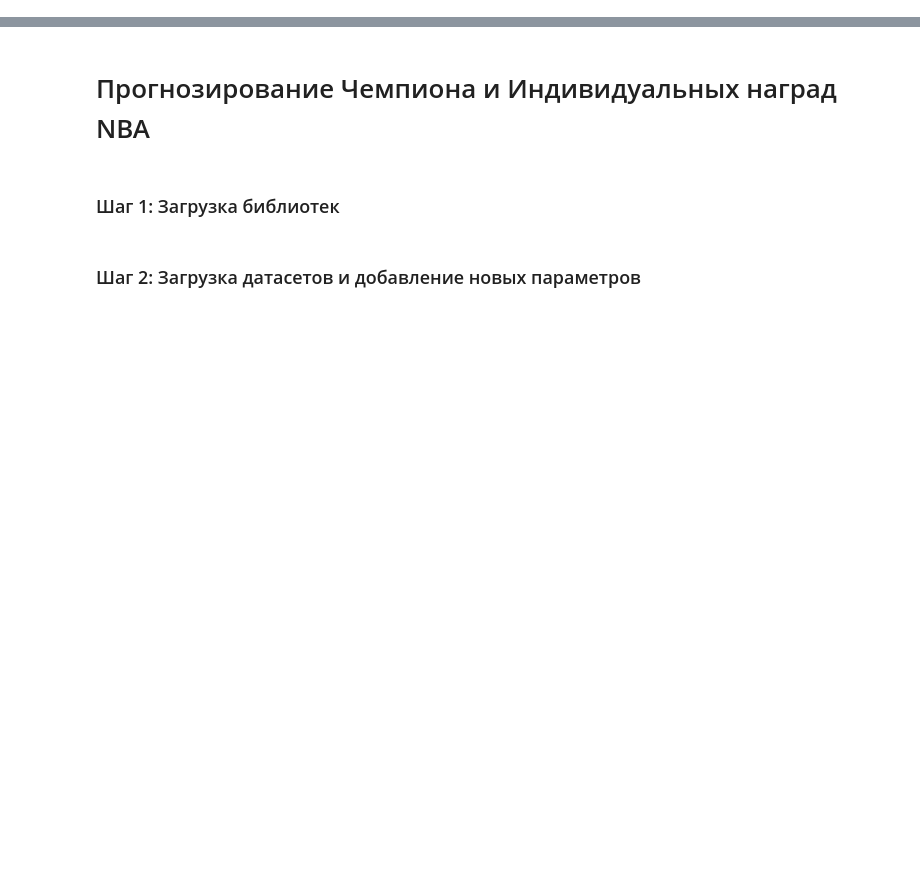
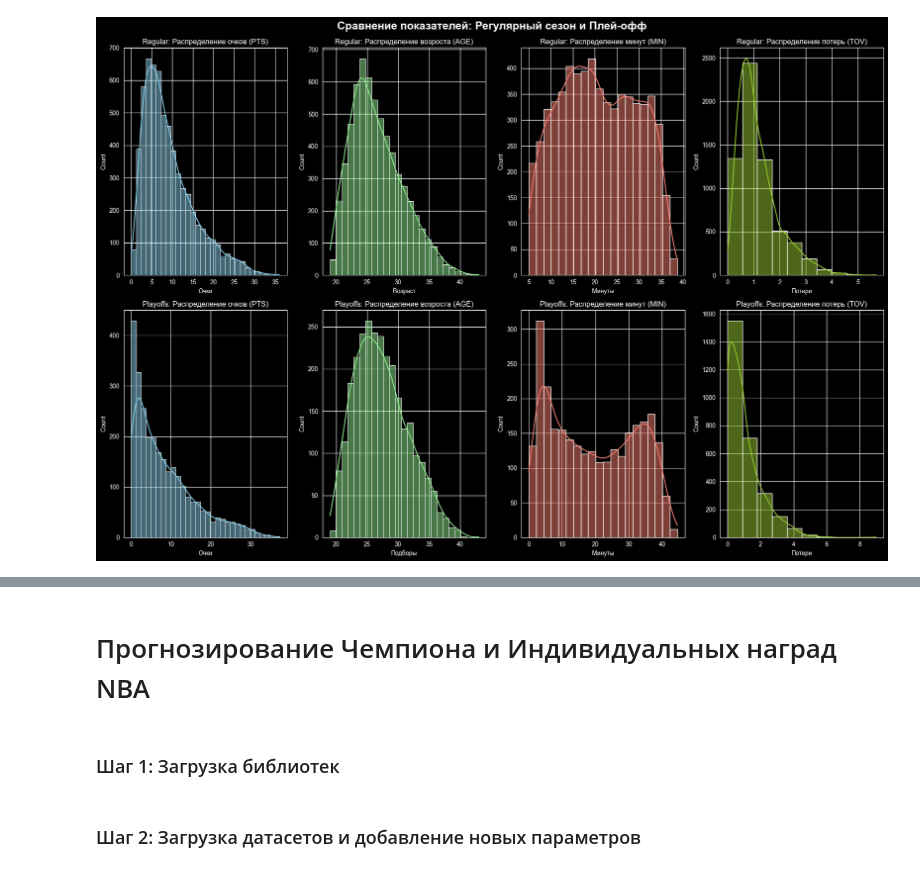
Before and after one commit to ok-Ivan/dz_matprak, a Jupyter notebook: Project_NBA.ipynb, the cells around one changed output, grey strips where cells are left out. Cells and saved outputs as stored; diff of their text form; code cells hidden in the pictures; blank space fills up the shorter version.

```diff
--- a/Project_NBA.ipynb
+++ b/Project_NBA.ipynb
@@ -0,0 +257,9 @@
+# %%
+df_players_clean = df_players[(df_players['GP'] >= 5) & (df_players['MIN'] >= 5)].copy()
+df_players_reg_clean = df_players_reg[(df_players_reg['GP'] >= 5) & (df_players_reg['MIN'] >= 5)].copy()
+
+perc_cols = ['FG_PCT', 'FG3_PCT', 'FT_PCT', 'TS_PCT']
+df_players_clean[perc_cols] = df_players_clean[perc_cols].fillna(0)
+
+print(f"Игроков после фильтрации: {len(df_players_clean)}")
+print(f"Игроков reg после фильтрации: {len(df_players_reg_clean)}")
@@ -0,0 +284,40 @@
+# %%
+fig, axes = plt.subplots(2, 4, figsize=(18, 12))
+
+sns.histplot(df_players_reg_clean['PTS'], kde=True, bins=30, ax=axes[0, 0], color='skyblue')
+axes[0, 0].set_title('Regular: Распределение очков (PTS)')
+axes[0, 0].set_xlabel('Очки')
+
+sns.histplot(df_players_reg_clean['AGE'], kde=True, bins=25, ax=axes[0, 1], color='lightgreen')
+axes[0, 1].set_title('Regular: Распределение возроста (AGE)')
+axes[0, 1].set_xlabel('Возраст')
+
+sns.histplot(df_players_reg_clean['MIN'], kde=True, bins=20, ax=axes[0, 2], color='salmon')
+axes[0, 2].set_title('Regular: Распределение минут (MIN)')
+axes[0, 2].set_xlabel('Минуты')
+
+sns.histplot(df_players_reg_clean['TOV'], kde=True, bins=10, ax=axes[0, 3], color='yellowgreen')
+axes[0, 3].set_title('Regular: Распределение потерь (TOV)')
+axes[0, 3].set_xlabel('Потери')
+
+sns.histplot(df_players_po['PTS'], kde=True, bins=30, ax=axes[1, 0], color='skyblue')
+axes[1, 0].set_title('Playoffs: Распределение очков (PTS)')
+axes[1, 0].set_xlabel('Очки')
+
+sns.histplot(df_players_po['AGE'], kde=True, bins=25, ax=axes[1, 1], color='lightgreen')
+axes[1, 1].set_title('Playoffs: Распределение возроста (AGE)')
+axes[1, 1].set_xlabel('Подборы')
+
+sns.histplot(df_players_po['MIN'], kde=True, bins=20, ax=axes[1, 2], color='salmon')
+axes[1, 2].set_title('Playoffs: Распределение минут (MIN)')
+axes[1, 2].set_xlabel('Минуты')
+
+sns.histplot(df_players_po['TOV'], kde=True, bins=10, ax=axes[1, 3], color='yellowgreen')
+axes[1, 3].set_title('Playoffs: Распределение потерь (TOV)')
+axes[1, 3].set_xlabel('Потери')
+
+plt.tight_layout()
+plt.suptitle('Сравнение показателей: Регулярный сезон и Плей-офф', y=1.02, fontsize=18, fontweight='bold')
+plt.show()
+# %% [output]
+[figure, added]
```
Also changed, not shown: parts of 53 cells of this notebook.
